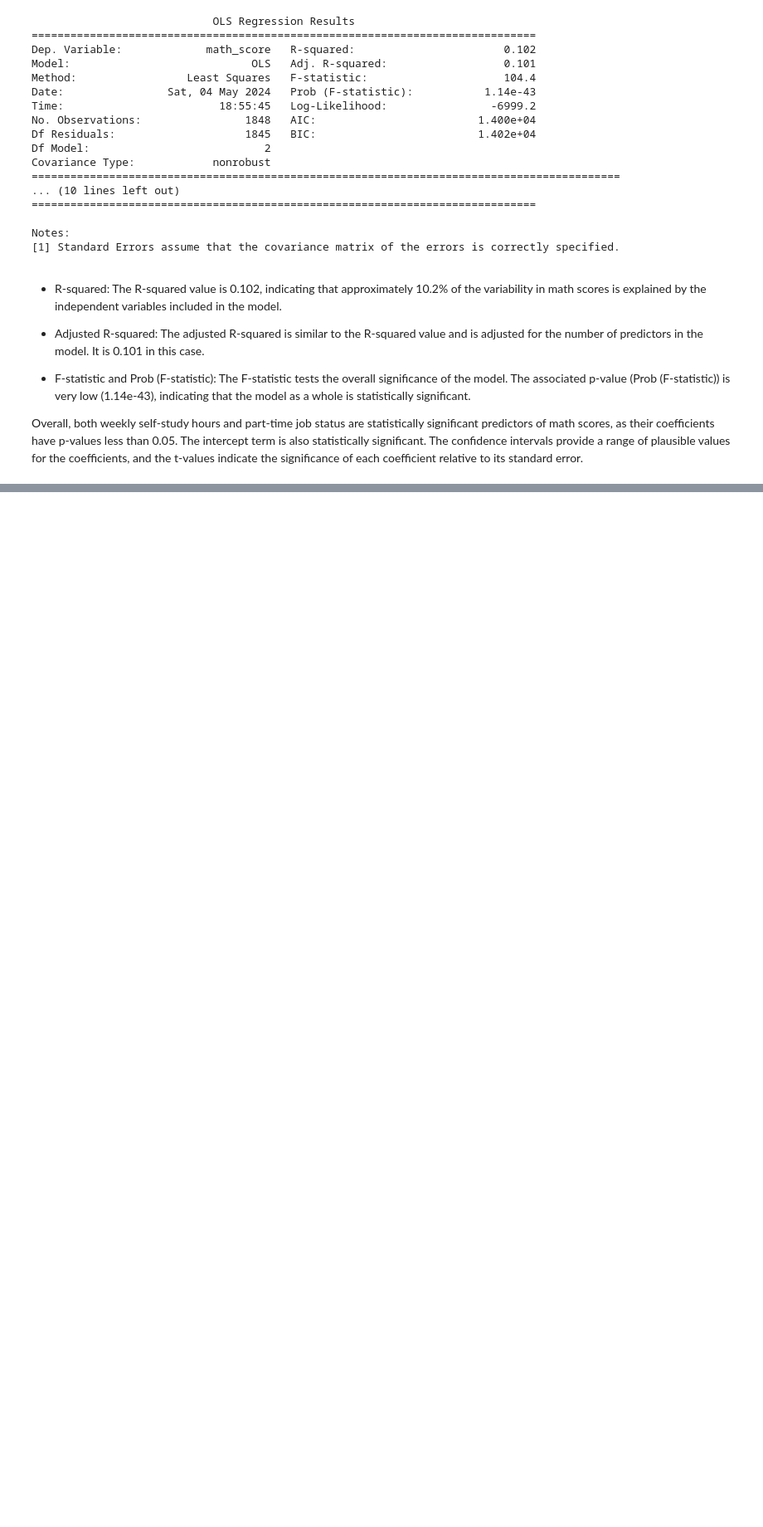
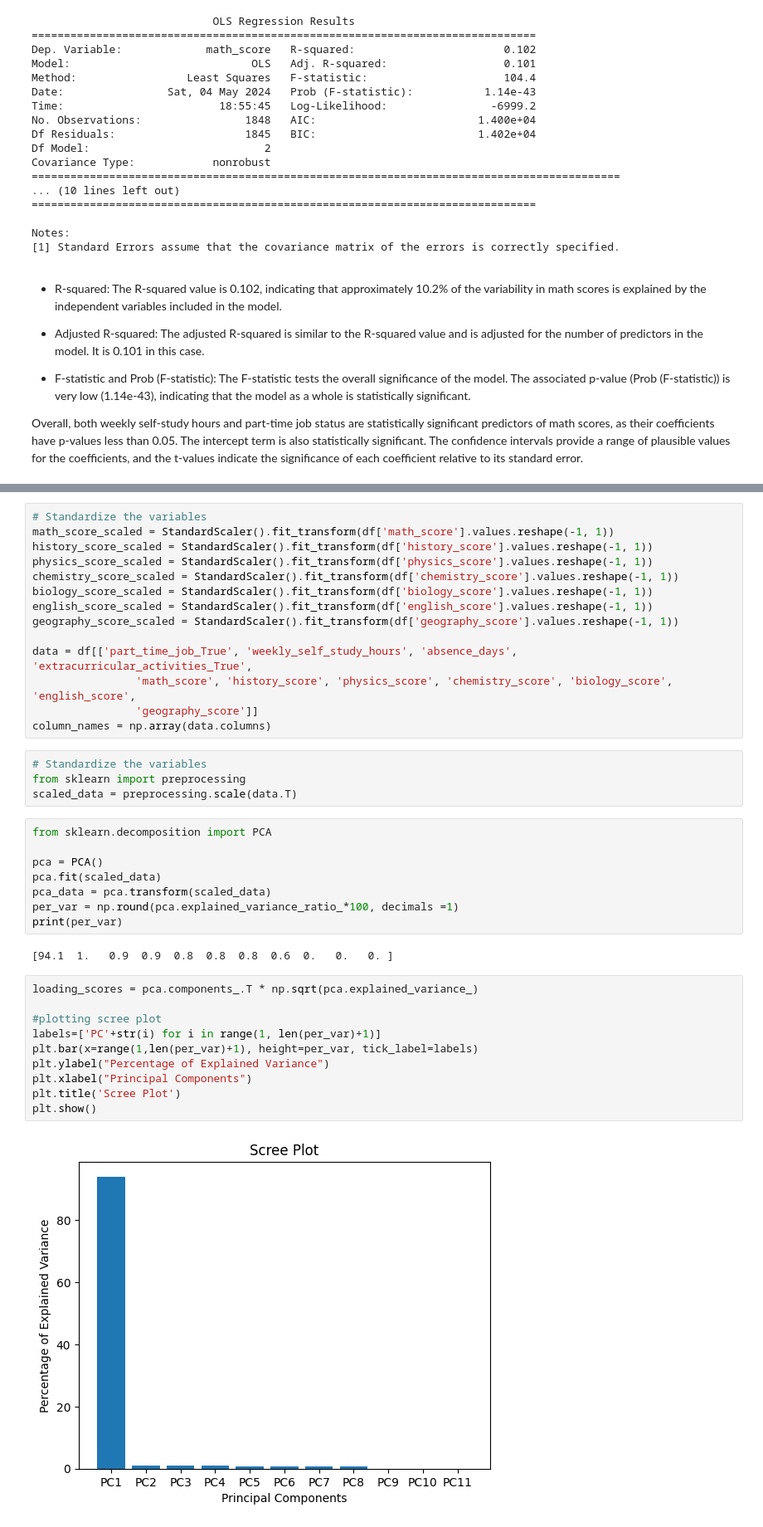
Before and after one commit to shakiralynch1/DVA_CA1, a Jupyter notebook: DVA_CA1.ipynb, the cells around one changed output, grey strips where cells are left out. Shown at 83% size. Drawn from its saved outputs; the diff is of its cells as text; blank space fills up the shorter version.

```diff
--- a/DVA_CA1.ipynb
+++ b/DVA_CA1.ipynb
@@ -1085,0 +1113,40 @@ Overall, both weekly self-study hours and part-time job status are statistically
+# %%
+# Standardize the variables
+math_score_scaled = StandardScaler().fit_transform(df['math_score'].values.reshape(-1, 1))
+history_score_scaled = StandardScaler().fit_transform(df['history_score'].values.reshape(-1, 1))
+physics_score_scaled = StandardScaler().fit_transform(df['physics_score'].values.reshape(-1, 1))
+chemistry_score_scaled = StandardScaler().fit_transform(df['chemistry_score'].values.reshape(-1, 1))
+biology_score_scaled = StandardScaler().fit_transform(df['biology_score'].values.reshape(-1, 1))
+english_score_scaled = StandardScaler().fit_transform(df['english_score'].values.reshape(-1, 1))
+geography_score_scaled = StandardScaler().fit_transform(df['geography_score'].values.reshape(-1, 1))
+
+data = df[['part_time_job_True', 'weekly_self_study_hours', 'absence_days', 'extracurricular_activities_True',
+                'math_score', 'history_score', 'physics_score', 'chemistry_score', 'biology_score', 'english_score',
+                'geography_score']]
+column_names = np.array(data.columns)
+# %%
+# Standardize the variables
+from sklearn import preprocessing
+scaled_data = preprocessing.scale(data.T)
+# %%
+from sklearn.decomposition import PCA
+
+pca = PCA()
+pca.fit(scaled_data)
+pca_data = pca.transform(scaled_data)
+per_var = np.round(pca.explained_variance_ratio_*100, decimals =1)
+print(per_var)
+# %% [output]
+[94.1  1.   0.9  0.9  0.8  0.8  0.8  0.6  0.   0.   0. ]
+# %%
+loading_scores = pca.components_.T * np.sqrt(pca.explained_variance_)
+
+#plotting scree plot
+labels=['PC'+str(i) for i in range(1, len(per_var)+1)]
+plt.bar(x=range(1,len(per_var)+1), height=per_var, tick_label=labels)
+plt.ylabel("Percentage of Explained Variance")
+plt.xlabel("Principal Components")
+plt.title('Scree Plot')
+plt.show()
+# %% [output]
+[figure, added]
```
Also changed, not shown: parts of 10 cells of this notebook, 1 other file.
